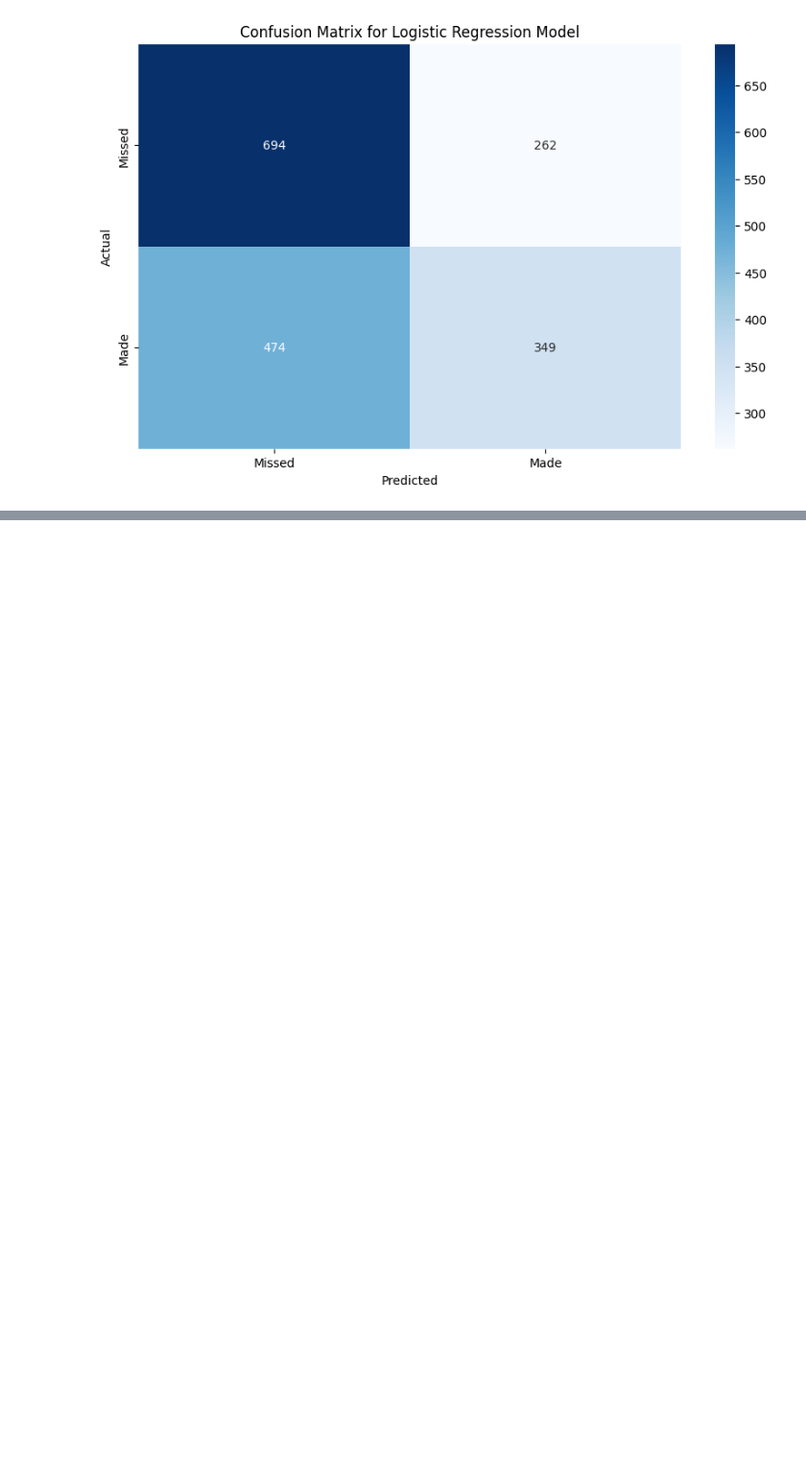
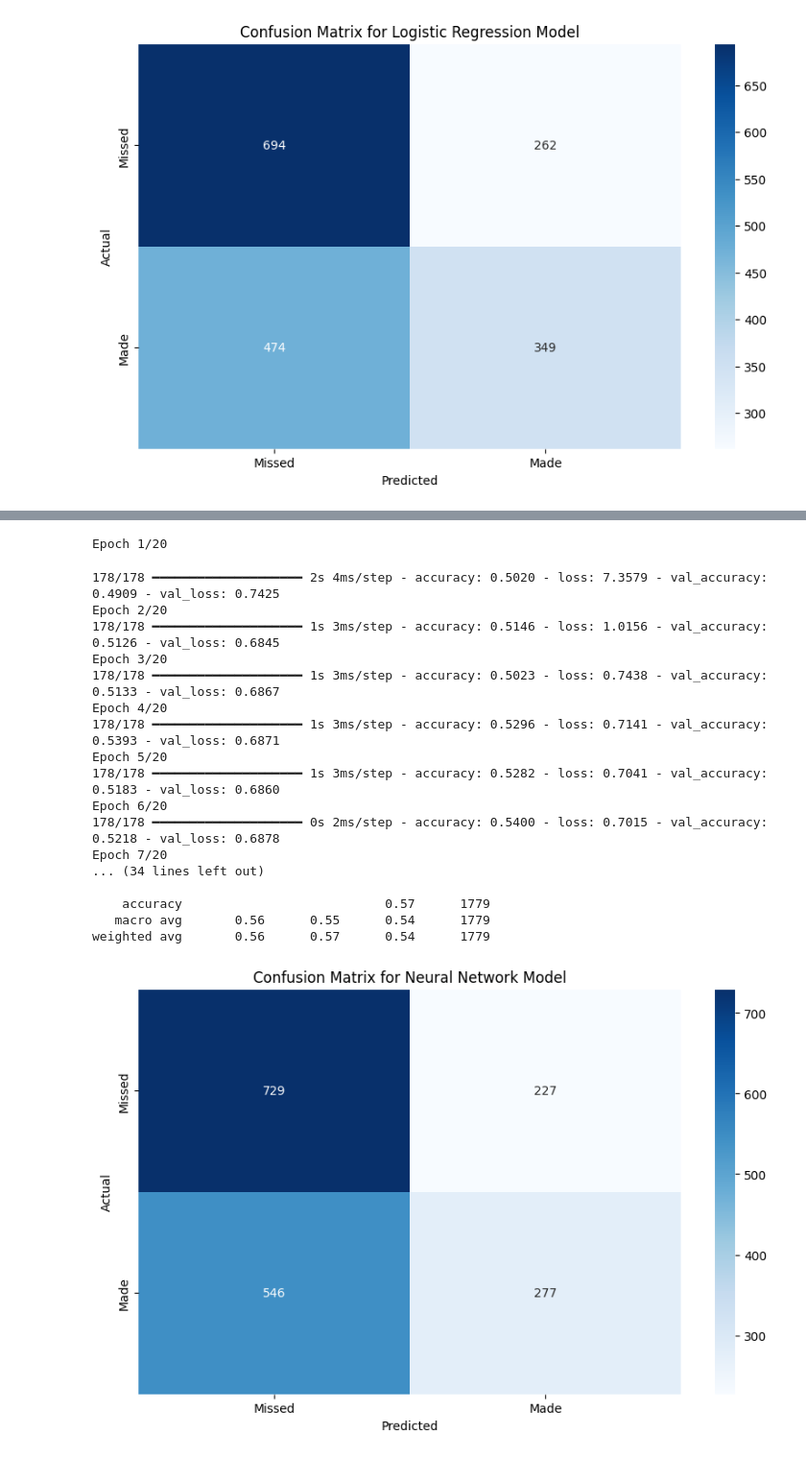
Before and after one commit to raulsharma21/NBA-Actions, a Jupyter notebook: code/shot_predictor.ipynb, the cells around one changed output, grey strips where cells are left out. Shown: that part at 96% size. Saved outputs shown, nothing was run; the diff lists cells and outputs as text; code cells hidden in the pictures; blank space fills up the shorter version.

```diff
--- a/code/shot_predictor.ipynb
+++ b/code/shot_predictor.ipynb
@@ -197,0 +271,49 @@ weighted avg       0.58      0.59      0.58      1779
+# %%
+cols = anova_scores['Feature'].head(30).tolist()
+X = X_encoded[cols]
+X = X.astype('float32')
+y = df['SHOT_MADE_FLAG']
+
+X_train, X_test, y_train, y_test = train_test_split(X, y, test_size=0.2, random_state=42)
+model = keras.Sequential([
+    keras.layers.Dense(64, activation='relu', input_shape=(X_train.shape[1],)),
+    keras.layers.Dropout(0.2),
+    keras.layers.Dense(32, activation='relu'),
+    keras.layers.Dropout(0.2),
+    keras.layers.Dense(1, activation='sigmoid')
+])
+
+model.compile(optimizer='adam', loss='binary_crossentropy', metrics=['accuracy'])
+model.fit(X_train, y_train, epochs=20, batch_size=32, validation_split=0.2)
+test_loss, test_accuracy = model.evaluate(X_test, y_test)
+print(f'Test Loss: {test_loss}, Test Accuracy: {test_accuracy}')
+
+predictions = (model.predict(X_test) > 0.5).astype(int)
+print(classification_report(y_test, predictions))
+
+plt.figure(figsize=(10, 6))
+sns.heatmap(confusion_matrix(y_test, predictions), annot=True, fmt='d', cmap='Blues', xticklabels=['Missed', 'Made'], yticklabels=['Missed', 'Made'])
+plt.title('Confusion Matrix for Neural Network Model')
+plt.xlabel('Predicted')
+plt.ylabel('Actual')
+plt.show()
+# %% [output]
+Epoch 1/20
+178/178 ━━━━━━━━━━━━━━━━━━━━ 2s 4ms/step - accuracy: 0.5020 - loss: 7.3579 - val_accuracy: 0.4909 - val_loss: 0.7425
+Epoch 2/20
+178/178 ━━━━━━━━━━━━━━━━━━━━ 1s 3ms/step - accuracy: 0.5146 - loss: 1.0156 - val_accuracy: 0.5126 - val_loss: 0.6845
+Epoch 3/20
+178/178 ━━━━━━━━━━━━━━━━━━━━ 1s 3ms/step - accuracy: 0.5023 - loss: 0.7438 - val_accuracy: 0.5133 - val_loss: 0.6867
+Epoch 4/20
+178/178 ━━━━━━━━━━━━━━━━━━━━ 1s 3ms/step - accuracy: 0.5296 - loss: 0.7141 - val_accuracy: 0.5393 - val_loss: 0.6871
+Epoch 5/20
+178/178 ━━━━━━━━━━━━━━━━━━━━ 1s 3ms/step - accuracy: 0.5282 - loss: 0.7041 - val_accuracy: 0.5183 - val_loss: 0.6860
+Epoch 6/20
+178/178 ━━━━━━━━━━━━━━━━━━━━ 0s 2ms/step - accuracy: 0.5400 - loss: 0.7015 - val_accuracy: 0.5218 - val_loss: 0.6878
+Epoch 7/20
+... (34 lines left out)
+
+    accuracy                           0.57      1779
+   macro avg       0.56      0.55      0.54      1779
+weighted avg       0.56      0.57      0.54      1779
+[figure, added]
```
Also changed, not shown: parts of 7 cells of this notebook.
